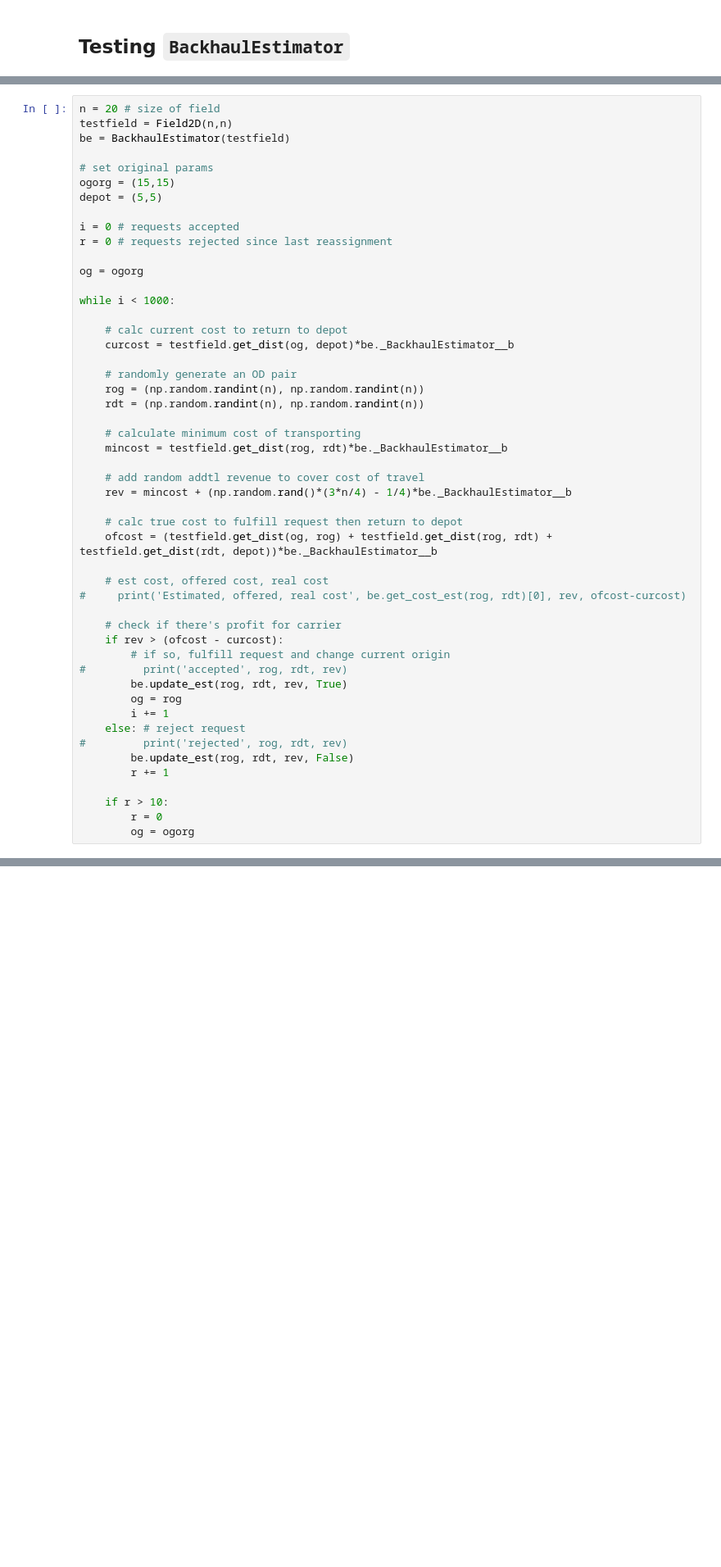
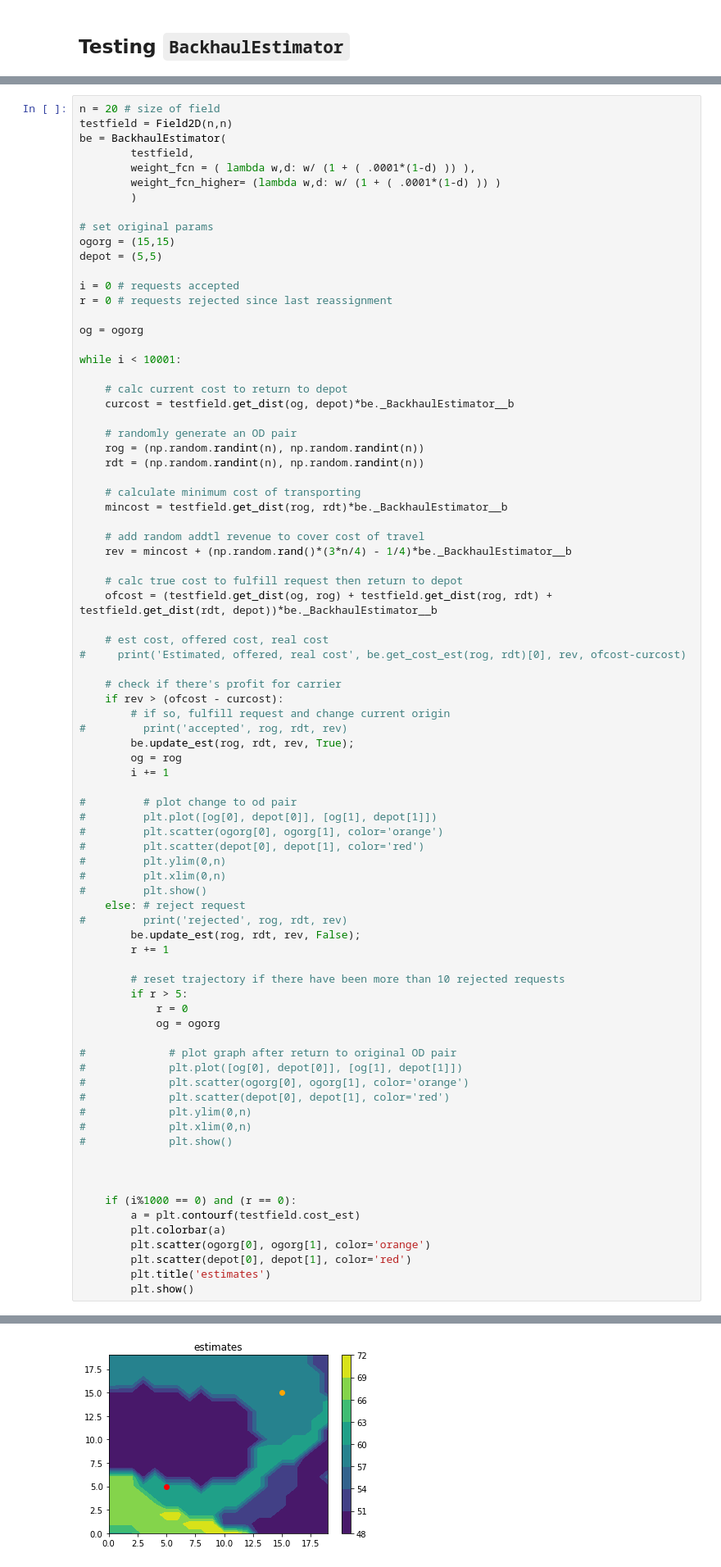
Before and after one commit to CarlinLiao/backhaul-estimator, a Jupyter notebook: testing.ipynb, the cells around one changed output, grey strips where cells are left out. Shown at 82% size. Drawn from its saved outputs; the diff is of its cells as text; blank space fills up the shorter version.

```diff
--- a/testing.ipynb
+++ b/testing.ipynb
@@ -269,7 +260,11 @@ plt.show()
 # %%
 n = 20 # size of field
 testfield = Field2D(n,n)
-be = BackhaulEstimator(testfield)
+be = BackhaulEstimator(
+        testfield,
+        weight_fcn = ( lambda w,d: w/ (1 + ( .0001*(1-d) )) ),
+        weight_fcn_higher= (lambda w,d: w/ (1 + ( .0001*(1-d) )) )
+        )
 
 # set original params
 ogorg = (15,15)
@@ -280,7 +275,7 @@ r = 0 # requests rejected since last reassignment
 
 og = ogorg
 
-while i < 1000:
+while i < 10001:
 
     # calc current cost to return to depot
     curcost = testfield.get_dist(og, depot)*be._BackhaulEstimator__b
@@ -305,15 +300,42 @@ while i < 1000:
     if rev > (ofcost - curcost):
         # if so, fulfill request and change current origin
 #         print('accepted', rog, rdt, rev)
-        be.update_est(rog, rdt, rev, True)
+        be.update_est(rog, rdt, rev, True);
         og = rog
         i += 1
+
+#         # plot change to od pair
+#         plt.plot([og[0], depot[0]], [og[1], depot[1]])
+#         plt.scatter(ogorg[0], ogorg[1], color='orange')
+#         plt.scatter(depot[0], depot[1], color='red')
+#         plt.ylim(0,n)
+#         plt.xlim(0,n)
+#         plt.show()
     else: # reject request
 #         print('rejected', rog, rdt, rev)
-        be.update_est(rog, rdt, rev, False)
+        be.update_est(rog, rdt, rev, False);
         r += 1
 
-    if r > 10:
-        r = 0
-        og = ogorg
+        # reset trajectory if there have been more than 10 rejected requests
+        if r > 5:
+            r = 0
+            og = ogorg
+
+#             # plot graph after return to original OD pair
+#             plt.plot([og[0], depot[0]], [og[1], depot[1]])
+#             plt.scatter(ogorg[0], ogorg[1], color='orange')
+#             plt.scatter(depot[0], depot[1], color='red')
+#             plt.ylim(0,n)
+#             plt.xlim(0,n)
+#             plt.show()
+
+
+
+    if (i%1000 == 0) and (r == 0):
+        a = plt.contourf(testfield.cost_est)
+        plt.colorbar(a)
+        plt.scatter(ogorg[0], ogorg[1], color='orange')
+        plt.scatter(depot[0], depot[1], color='red')
+        plt.title('estimates')
+        plt.show()
 # %% [output]
@@ -336,0 +342 @@ cost -0.9676068404569875 shouldn't be less than zero. setting cost to 0.1 but yo
+[figure, added]
```
Also changed, not shown: parts of 9 cells of this notebook.
